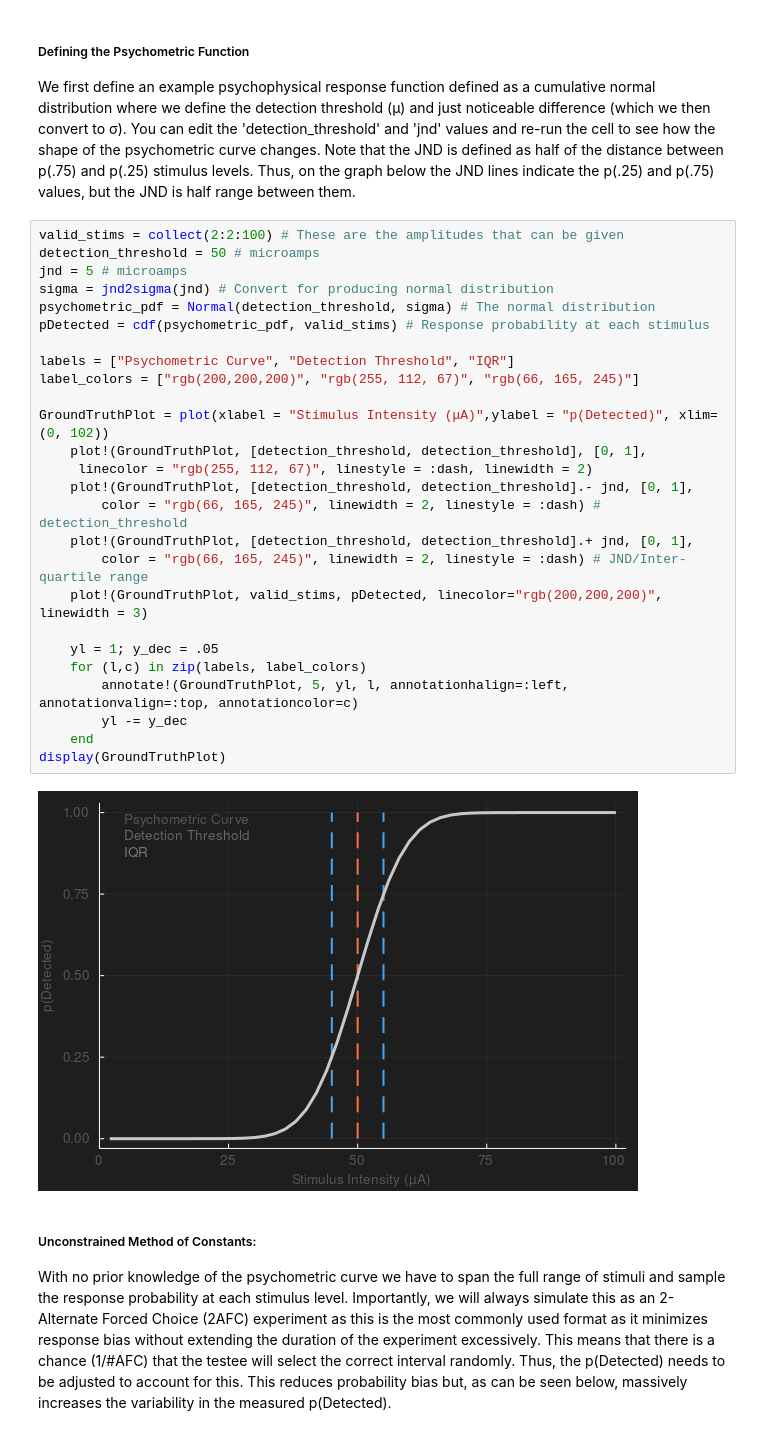
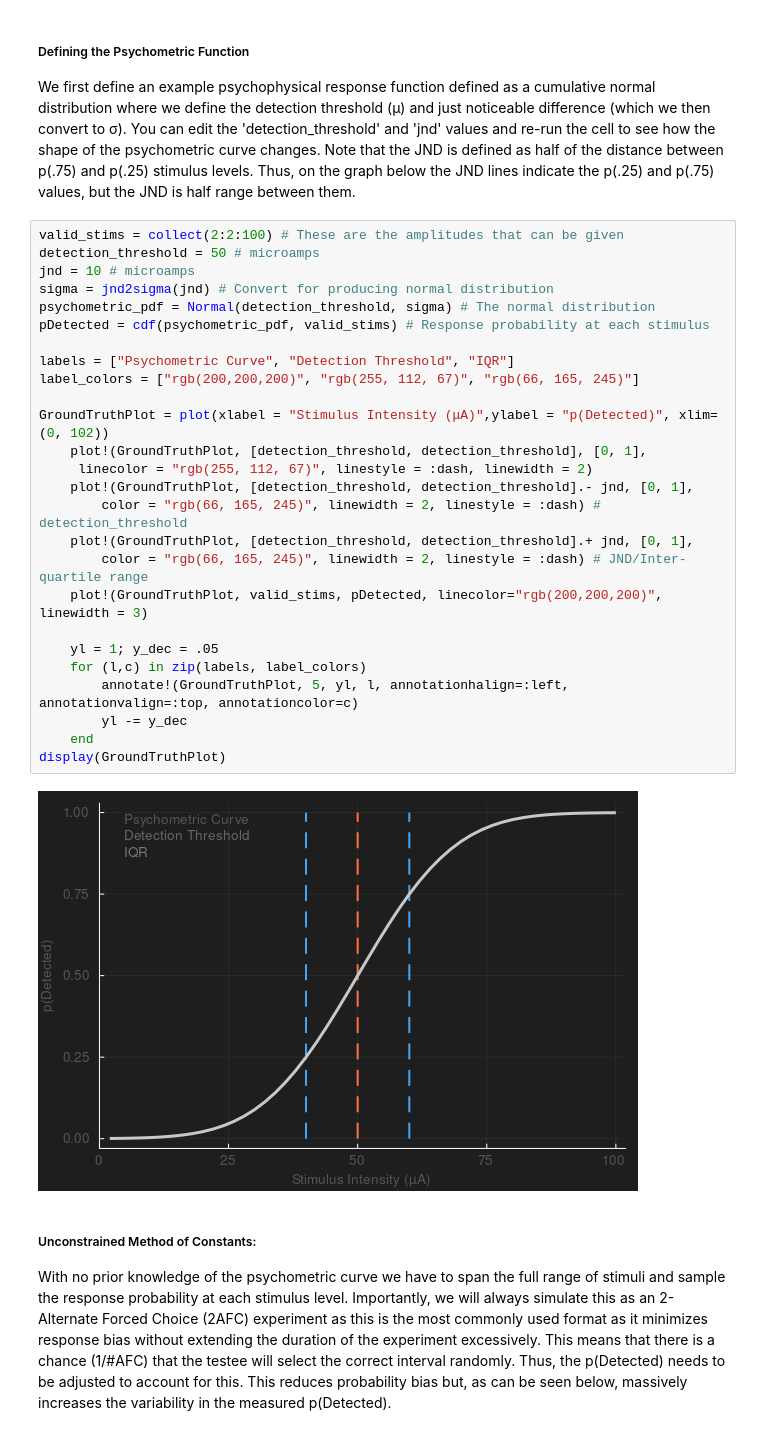
Before and after one commit to CMGreenspon/BCIDetectionThresholdSimulations, a Jupyter notebook: DetectionThresholdNotebook.ipynb, the cells around one changed output. Saved outputs shown, nothing was run; the diff lists cells and outputs as text.

```diff
--- a/DetectionThresholdNotebook.ipynb
+++ b/DetectionThresholdNotebook.ipynb
@@ -27,31 +30,31 @@ We first define an example psychophysical response function defined as a cumulat
 # %%
 valid_stims = collect(2:2:100) # These are the amplitudes that can be given
 detection_threshold = 50 # microamps
-jnd = 5 # microamps
+jnd = 10 # microamps
 sigma = jnd2sigma(jnd) # Convert for producing normal distribution
 psychometric_pdf = Normal(detection_threshold, sigma) # The normal distribution
 pDetected = cdf(psychometric_pdf, valid_stims) # Response probability at each stimulus
 
 labels = ["Psychometric Curve", "Detection Threshold", "IQR"]
 label_colors = ["rgb(200,200,200)", "rgb(255, 112, 67)", "rgb(66, 165, 245)"]
 
 GroundTruthPlot = plot(xlabel = "Stimulus Intensity (μA)",ylabel = "p(Detected)", xlim=(0, 102))
     plot!(GroundTruthPlot, [detection_threshold, detection_threshold], [0, 1],
      linecolor = "rgb(255, 112, 67)", linestyle = :dash, linewidth = 2)
     plot!(GroundTruthPlot, [detection_threshold, detection_threshold].- jnd, [0, 1],
         color = "rgb(66, 165, 245)", linewidth = 2, linestyle = :dash) # detection_threshold
     plot!(GroundTruthPlot, [detection_threshold, detection_threshold].+ jnd, [0, 1],
         color = "rgb(66, 165, 245)", linewidth = 2, linestyle = :dash) # JND/Inter-quartile range
     plot!(GroundTruthPlot, valid_stims, pDetected, linecolor="rgb(200,200,200)", linewidth = 3)
 
     yl = 1; y_dec = .05
     for (l,c) in zip(labels, label_colors)
         annotate!(GroundTruthPlot, 5, yl, l, annotationhalign=:left, annotationvalign=:top, annotationcolor=c)
         yl -= y_dec
     end
 display(GroundTruthPlot)
 # %% [output]
-[figure, old version]
+[figure, new version]
 # %% [markdown]
 ##### Unconstrained Method of Constants:
 With no prior knowledge of the psychometric curve we have to span the full range of stimuli and sample the response probability at each stimulus level. Importantly, we will always simulate this as an 2-Alternate Forced Choice (2AFC) experiment as this is the most commonly used format as it minimizes response bias without extending the duration of the experiment excessively. This means that there is a chance (1/#AFC) that the testee will select the correct interval randomly. Thus, the p(Detected) needs to be adjusted to account for this. This reduces probability bias but, as can be seen below, massively increases the variability in the measured p(Detected).
```
Also changed, not shown: parts of 1 cell of this notebook.
